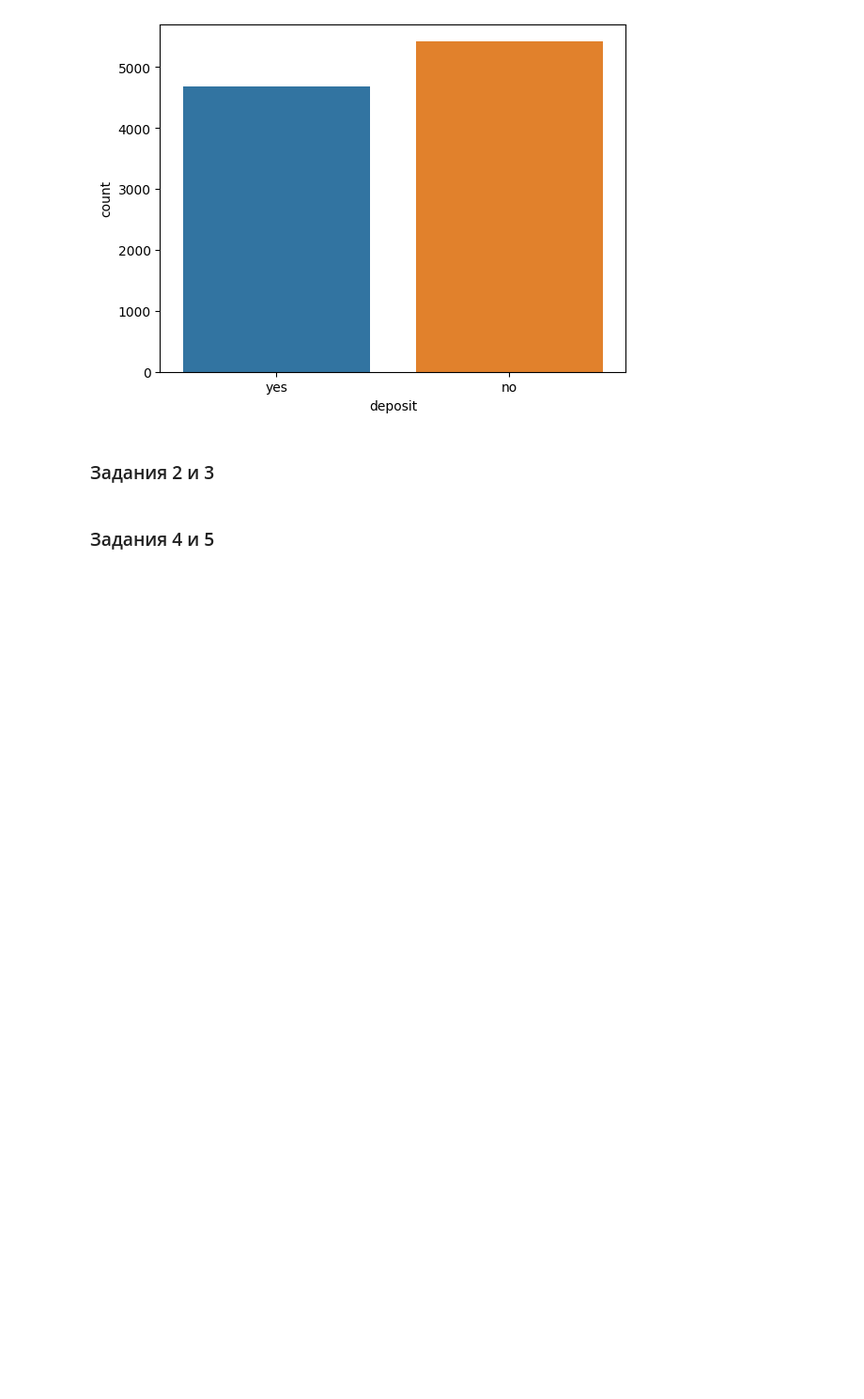
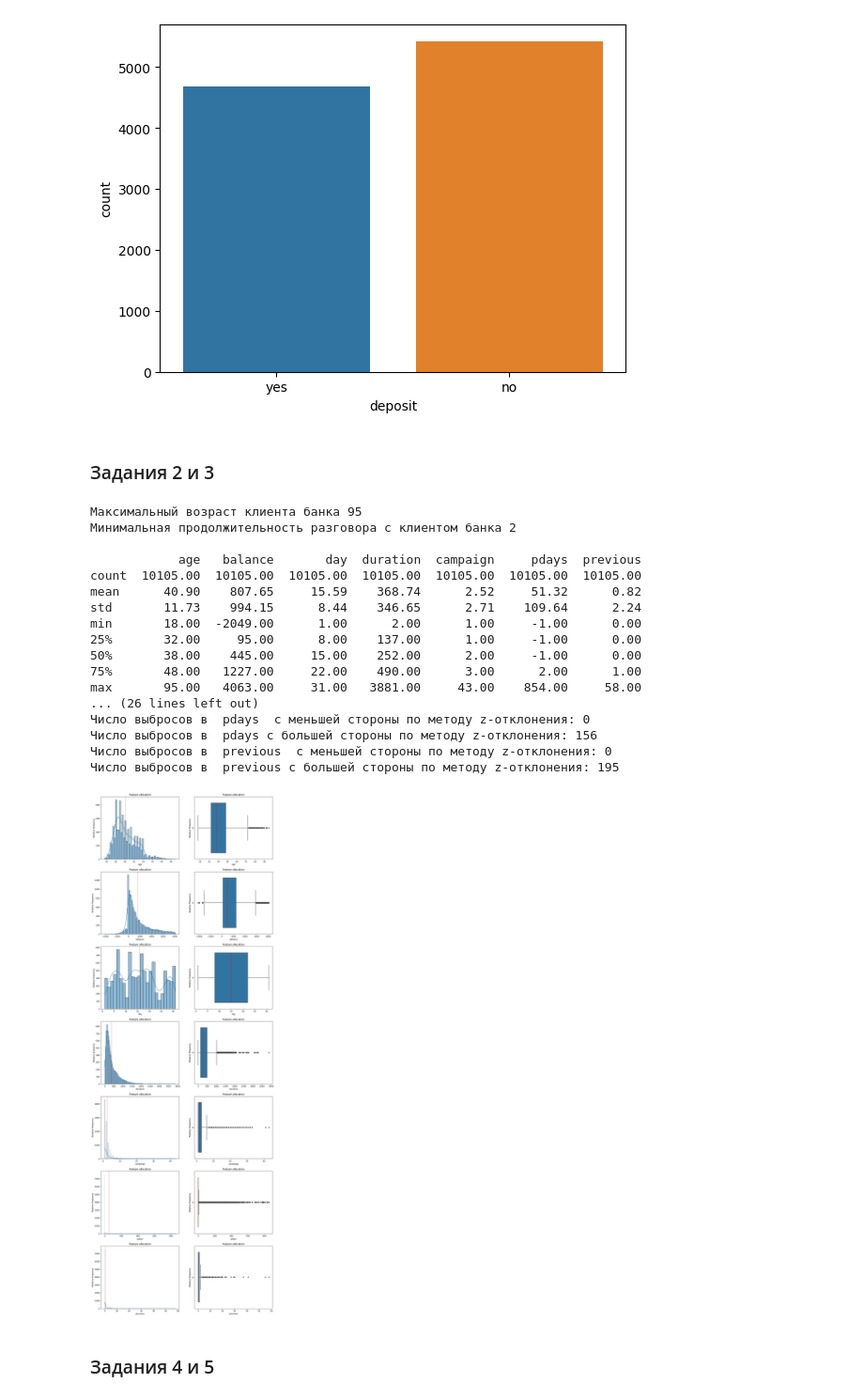
Before and after one commit to Lepnik/data_science_lnv, a Jupyter notebook: ML/Project/Project_4_ML.ipynb, the cells around one changed output. Shown at 94% size. Cells and saved outputs as stored; diff of their text form; code cells hidden in the pictures; blank space fills up the shorter version.

```diff
--- a/ML/Project/Project_4_ML.ipynb
+++ b/ML/Project/Project_4_ML.ipynb
@@ -168,7 +167,84 @@ Name: deposit, dtype: int64
 ### Задания 2 и 3
 # %%
 #рассчитайте описательные статистики для количественных переменных, проинтерпретируйте результат
-#ваш код
+print('Максимальный возраст клиента банка',df['age'].max())
+print('Минимальная продолжительность разговора с клиентом банка', df['duration'].min(),'\n')
+print(df.describe().round(2))
+
+types = df.dtypes
+numeric = types[(types != 'object')].index.to_list()
+
+def outliers_iqr_mod(data, feature, left=1.5, right=1.5, log_scale=False):
+    if log_scale:
+        x = np.log(data[feature])
+    else:
+        x = data[feature]
+    quartile_1, quartile_3 = x.quantile(0.25), x.quantile(0.75),
+    iqr = quartile_3 - quartile_1
+    lower_bound = quartile_1 - left*iqr
+    upper_bound = quartile_3 + right*iqr
+    left_outlier, right_outlier = data[x < lower_bound], data[x > upper_bound]
+    cleaned = data[(x>lower_bound) & (x < upper_bound)]
+    return left_outlier, right_outlier, cleaned
+
+for n in numeric:
+    left_outlier, right_outlier, cleaned = outliers_iqr_mod(df, n)
+    print('Число выбросов в ',n,' с меньшей стороны по методу z-отклонения:', left_outlier.shape[0])
+    print('Число выбросов в ',n,'с большей стороны по методу z-отклонения:', right_outlier.shape[0])
+
+"""print('\n')
+
+def outliers_z_score_mod(data, feature, log_scale=False, left = 3, right = 3):
+    if log_scale:
+        x = np.log(data[feature]+1)
+    else:
+        x = data[feature]
+    mu = x.mean()
+    sigma = x.std()
+    lower_bound = mu - left * sigma
+    upper_bound = mu + right * sigma
+    left_outlier, right_outlier = data[x < lower_bound], data[x > upper_bound]
+    cleaned = data[(x > lower_bound) & (x < upper_bound)]
+    return left_outlier, right_outlier, cleaned
+
+for n in numeric:
+    left_outlier, right_outlier, cleaned = outliers_z_score_mod(df, n)
+    print('Число выбросов в ',n,' с меньшей стороны по методу z-отклонения:', left_outlier.shape[0])
+    print('Число выбросов в ',n,'с большей стороны по методу z-отклонения:', right_outlier.shape[0])"""
+
+
+n = len(numeric) #количество числовых признаков
+fig, axes = plt.subplots(n, 2, figsize = (15, 45)) # фигура + n х 2 координатных плоскостей
+for i, f in enumerate(numeric): #i- индекс, feature - название признака в таблице
+
+    sns.histplot(df[f], kde=True, ax=axes[i][0])
+    axes[i][0].set(xlabel=f, ylabel='Relative frequency')
+    axes[i][0].set_title('Feature allocation')
+    axes[i][0].axvline(df[f].mean(), color='red', linestyle='--', linewidth=0.8)
+
+    sns.boxplot(df[f], ax=axes[i][1], orient='h', medianprops={"color": "r", "linestyle": '--'})
+    axes[i][1].set(xlabel=f, ylabel='Relative frequency')
+    axes[i][1].set_title('Feature allocation')
+plt.show()
+# %% [output]
+Максимальный возраст клиента банка 95
+Минимальная продолжительность разговора с клиентом банка 2
+
+            age   balance       day  duration  campaign     pdays  previous
+count  10105.00  10105.00  10105.00  10105.00  10105.00  10105.00  10105.00
+mean      40.90    807.65     15.59    368.74      2.52     51.32      0.82
+std       11.73    994.15      8.44    346.65      2.71    109.64      2.24
+min       18.00  -2049.00      1.00      2.00      1.00     -1.00      0.00
+25%       32.00     95.00      8.00    137.00      1.00     -1.00      0.00
+50%       38.00    445.00     15.00    252.00      2.00     -1.00      0.00
+75%       48.00   1227.00     22.00    490.00      3.00      2.00      1.00
+max       95.00   4063.00     31.00   3881.00     43.00    854.00     58.00
+... (26 lines left out)
+Число выбросов в  pdays  с меньшей стороны по методу z-отклонения: 0
+Число выбросов в  pdays с большей стороны по методу z-отклонения: 156
+Число выбросов в  previous  с меньшей стороны по методу z-отклонения: 0
+Число выбросов в  previous с большей стороны по методу z-отклонения: 195
+[figure, added]
 # %% [markdown]
 ### Задания 4 и 5
 # %%
```
Also changed, not shown: parts of 1 cell of this notebook.
